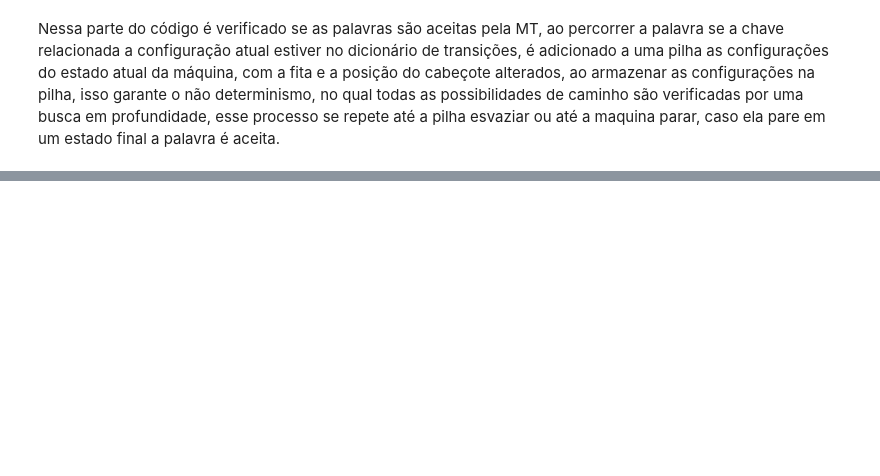
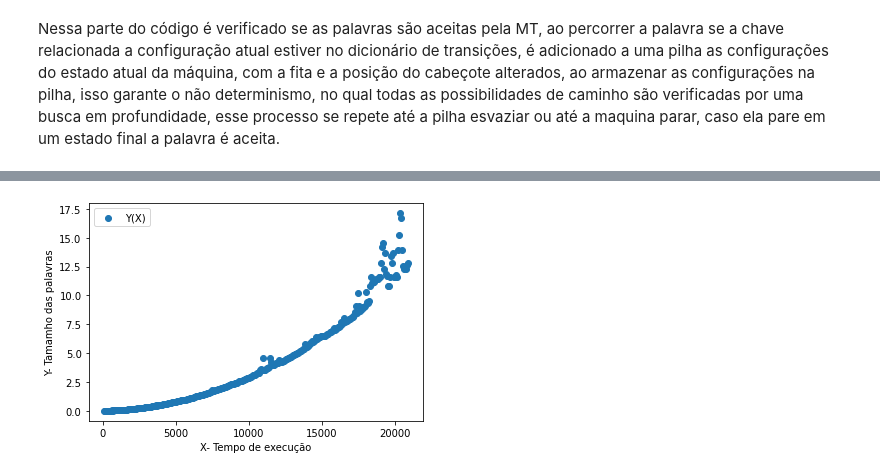
Before and after one commit to Adeniltonarcanjo/MTND--Maquina-de-Turing-Nao-Deterministica-, a Jupyter notebook: MTND.ipynb, the cells around one changed output, grey strips where cells are left out. Cells and saved outputs as stored; diff of their text form; code cells hidden in the pictures; blank space fills up the shorter version.

```diff
--- a/MTND.ipynb
+++ b/MTND.ipynb
@@ -81,0 +181,3 @@ for palavra in palavras:
+# %%
+dados = pd.read_csv('teste.csv')# carregando os arquivos com os dados relacionados
+#ao tamanho da palavra e o tempo de execução
@@ -81,0 +193,14 @@ for palavra in palavras:
+# %%
+# armazenando os dados em suas respectivas variavés
+# x corresponde ao tamanho da palavra
+# y o tempo de execução de cada palavra
+X = dados['X'].values
+Y = dados['Y'].values
+# %%
+#imprimindo o grafico com os valores dos dados
+plt.scatter(X,Y,label='Y(X)');
+plt.xlabel('X- Tempo de execução');
+plt.ylabel('Y- Tamamho das palavras');
+plt.legend();
+# %% [output]
+[figure, added]
```
Also changed, not shown: parts of 22 cells of this notebook.
